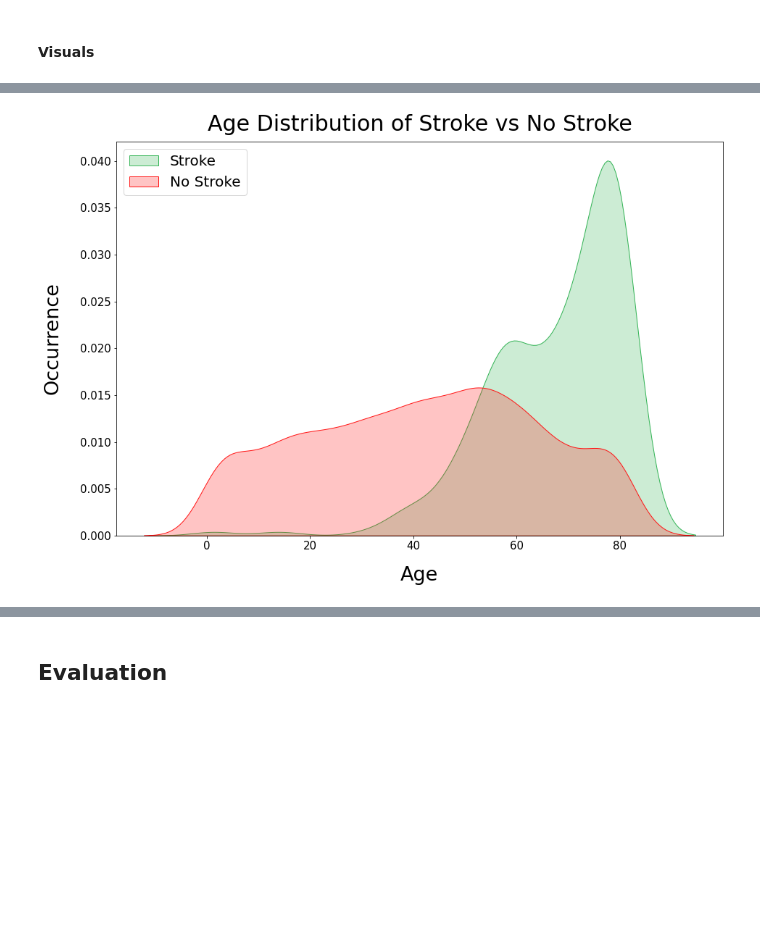
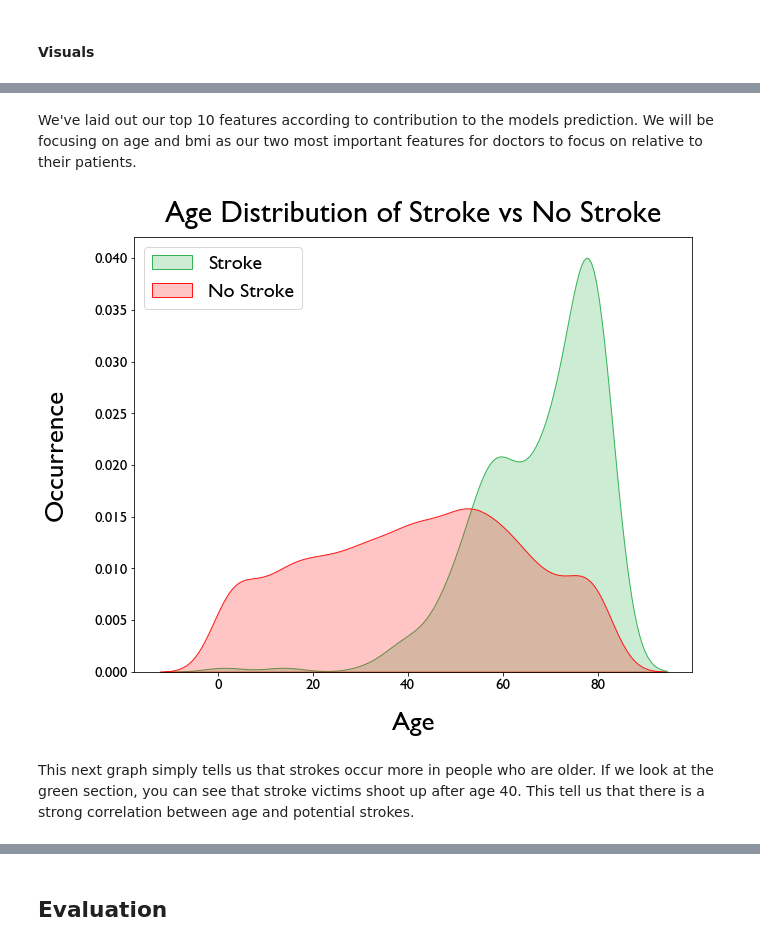
Before and after one commit to dermothethird/Stroke_Project, a Jupyter notebook: Final_Notebook.ipynb, the cells around one changed output, grey strips where cells are left out. Cells and saved outputs as stored; diff of their text form; code cells hidden in the pictures; blank space fills up the shorter version.

```diff
--- a/Final_Notebook.ipynb
+++ b/Final_Notebook.ipynb
@@ -1081,19 +1105,23 @@ findfont: Font family ['Gill Sans'] not found. Falling back to DejaVu Sans.
+# %% [markdown]
+We've laid out our top 10 features according to contribution to the models prediction. We will be focusing on age and bmi as our two most important features for doctors to focus on relative to their patients.
 # %%
 # Create a KDE Plot that shows the distribution of stroke vs not strok by Age
 sns.kdeplot(df['age'][df['stroke'] == 1], label='Stroke', color='#34b456', fill=True)
 sns.kdeplot(df['age'][df['stroke'] == 0], label='No Stroke', color='#ff1616', fill=True)
 plt.rcParams.update({'font.family':'Gill Sans'})
-plt.rcParams["figure.figsize"] = (15, 15)
+plt.rcParams["figure.figsize"] = (10, 10)
 plt.xlabel('Age', fontsize=27, labelpad=20)
 plt.ylabel('Occurrence', fontsize=27, labelpad=25)
 plt.title('Age Distribution of Stroke vs No Stroke', fontsize=30, pad=15)
 plt.xticks(fontsize=15)
 plt.yticks(fontsize=15)
 plt.legend(loc="upper left", fontsize=20)
 
 plt.savefig('./Results/Age_Distribution.jpg', bbox_inches='tight');
 # %% [output]
-[figure, old version]
+[figure, new version]
+# %% [markdown]
+This next graph simply tells us that strokes occur more in people who are older. If we look at the green section, you can see that stroke victims shoot up after age 40. This tell us that there is a strong correlation between age and potential strokes.
 # %%
 # Create a Scatter Plot showing the Age and BMI's of Stroke Victims
 bmi_X = df['age']
```
Also changed, not shown: parts of 47 cells of this notebook, 3 other files.
